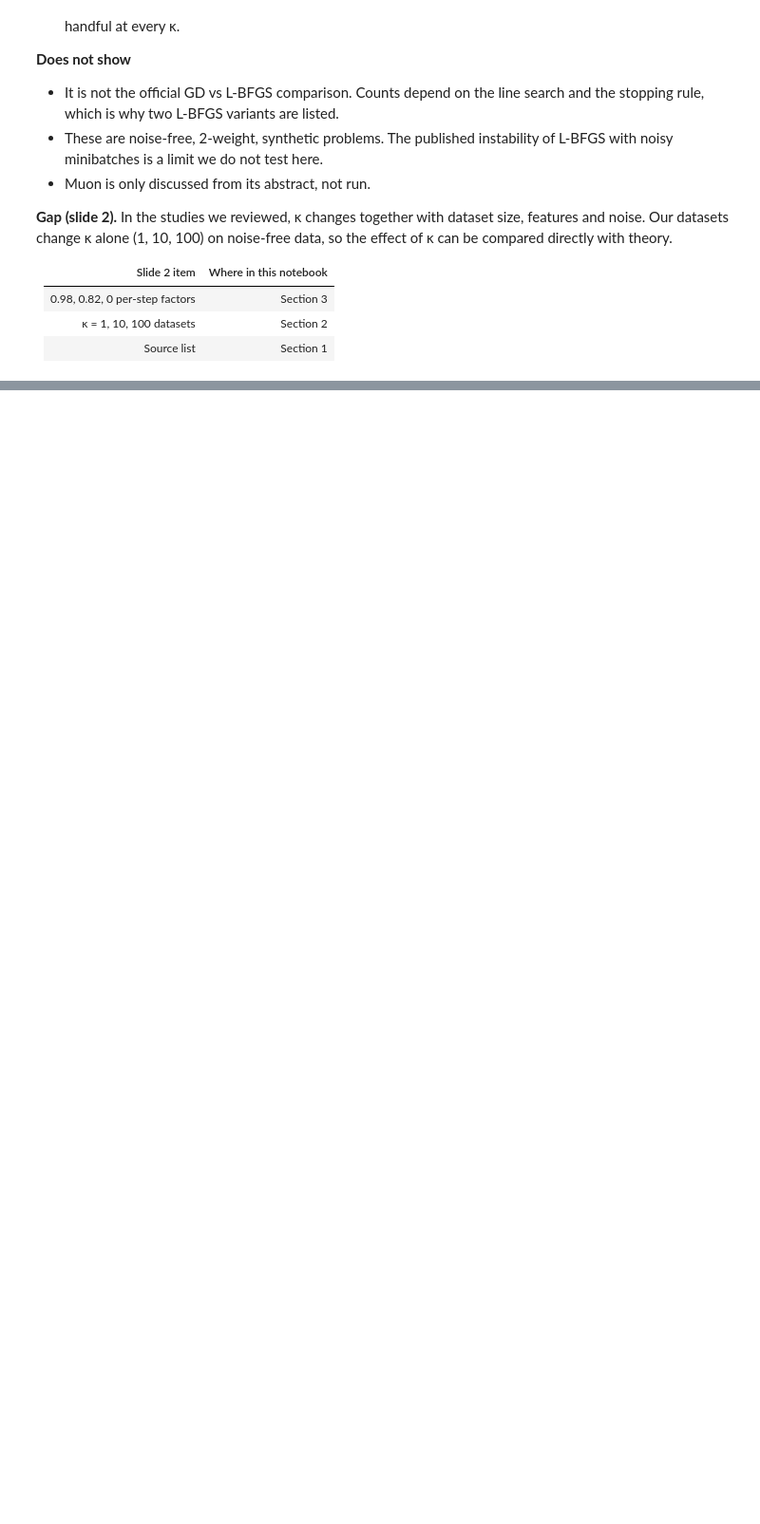
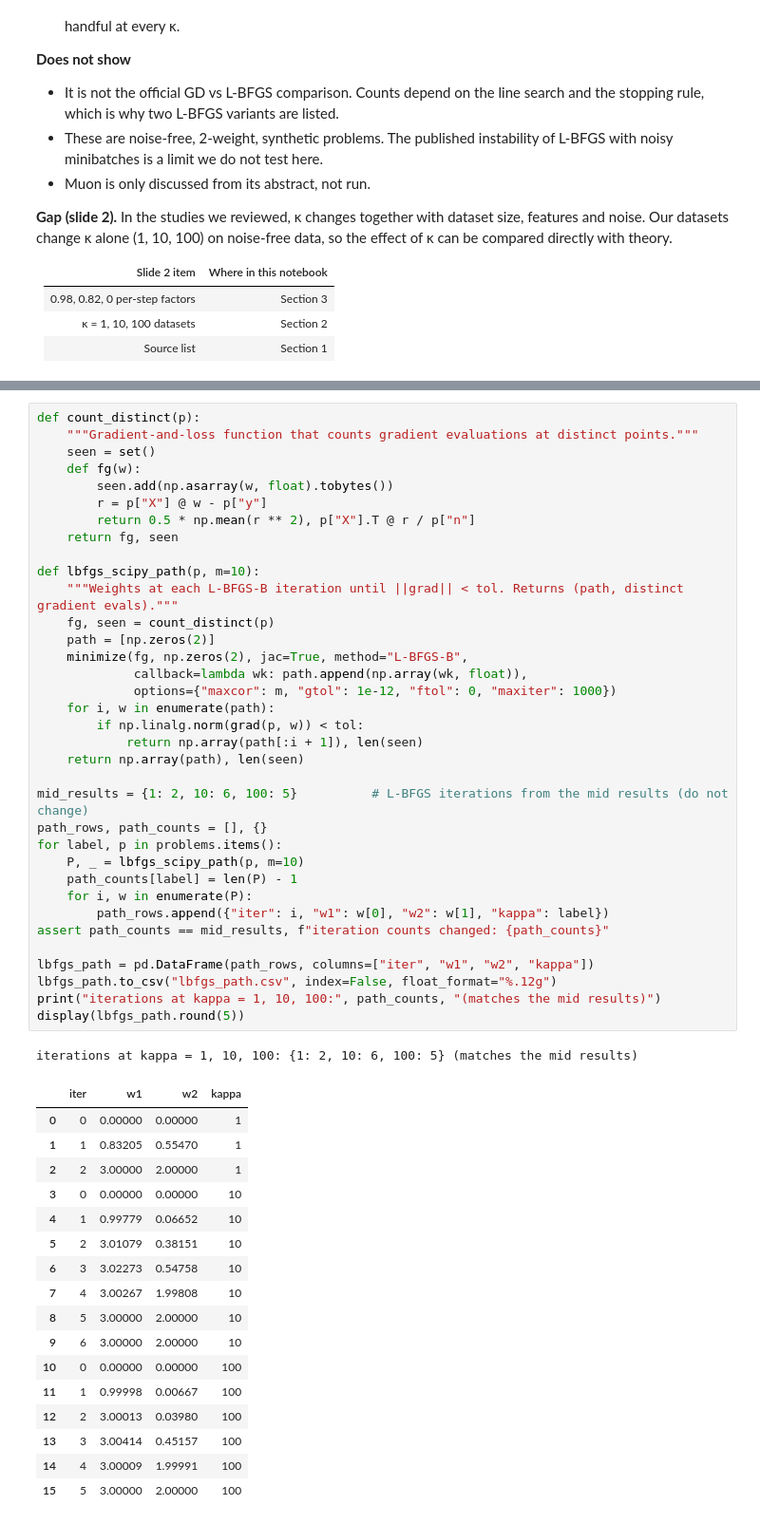
Before and after one commit to priyavenugopalnair-debug/group7-optimizers, a Jupyter notebook: notebooks/Saranya_Maths_project.ipynb, the cells around one changed output, grey strips where cells are left out. Shown at 95% size. Saved outputs shown, nothing was run; the diff lists cells and outputs as text; blank space fills up the shorter version.

Commit message:
Saranya: lbfgs_path.csv, s/y Hessian check, memory sweep, k=3/30/300 cross-check

```diff
--- a/notebooks/Saranya_Maths_project.ipynb
+++ b/notebooks/Saranya_Maths_project.ipynb
@@ -264,0 +281,54 @@ plt.show()
+# %%
+def count_distinct(p):
+    """Gradient-and-loss function that counts gradient evaluations at distinct points."""
+    seen = set()
+    def fg(w):
+        seen.add(np.asarray(w, float).tobytes())
+        r = p["X"] @ w - p["y"]
+        return 0.5 * np.mean(r ** 2), p["X"].T @ r / p["n"]
+    return fg, seen
+
+def lbfgs_scipy_path(p, m=10):
+    """Weights at each L-BFGS-B iteration until ||grad|| < tol. Returns (path, distinct gradient evals)."""
+    fg, seen = count_distinct(p)
+    path = [np.zeros(2)]
+    minimize(fg, np.zeros(2), jac=True, method="L-BFGS-B",
+             callback=lambda wk: path.append(np.array(wk, float)),
+             options={"maxcor": m, "gtol": 1e-12, "ftol": 0, "maxiter": 1000})
+    for i, w in enumerate(path):
+        if np.linalg.norm(grad(p, w)) < tol:
+            return np.array(path[:i + 1]), len(seen)
+    return np.array(path), len(seen)
+
+mid_results = {1: 2, 10: 6, 100: 5}          # L-BFGS iterations from the mid results (do not change)
+path_rows, path_counts = [], {}
+for label, p in problems.items():
+    P, _ = lbfgs_scipy_path(p, m=10)
+    path_counts[label] = len(P) - 1
+    for i, w in enumerate(P):
+        path_rows.append({"iter": i, "w1": w[0], "w2": w[1], "kappa": label})
+assert path_counts == mid_results, f"iteration counts changed: {path_counts}"
+
+lbfgs_path = pd.DataFrame(path_rows, columns=["iter", "w1", "w2", "kappa"])
+lbfgs_path.to_csv("lbfgs_path.csv", index=False, float_format="%.12g")
+print("iterations at kappa = 1, 10, 100:", path_counts, "(matches the mid results)")
+display(lbfgs_path.round(5))
+# %% [output]
+iterations at kappa = 1, 10, 100: {1: 2, 10: 6, 100: 5} (matches the mid results)
+|  | iter | w1 | w2 | kappa |
+| 0 | 0 | 0.00000 | 0.00000 | 1 |
+| 1 | 1 | 0.83205 | 0.55470 | 1 |
+| 2 | 2 | 3.00000 | 2.00000 | 1 |
+| 3 | 0 | 0.00000 | 0.00000 | 10 |
+| 4 | 1 | 0.99779 | 0.06652 | 10 |
+| 5 | 2 | 3.01079 | 0.38151 | 10 |
+| 6 | 3 | 3.02273 | 0.54758 | 10 |
+| 7 | 4 | 3.00267 | 1.99808 | 10 |
+| 8 | 5 | 3.00000 | 2.00000 | 10 |
+| 9 | 6 | 3.00000 | 2.00000 | 10 |
+| 10 | 0 | 0.00000 | 0.00000 | 100 |
+| 11 | 1 | 0.99998 | 0.00667 | 100 |
+| 12 | 2 | 3.00013 | 0.03980 | 100 |
+| 13 | 3 | 3.00414 | 0.45157 | 100 |
+| 14 | 4 | 3.00009 | 1.99991 | 100 |
+| 15 | 5 | 3.00000 | 2.00000 | 100 |
```
Also changed, not shown: parts of 10 cells of this notebook, 1 other file.
